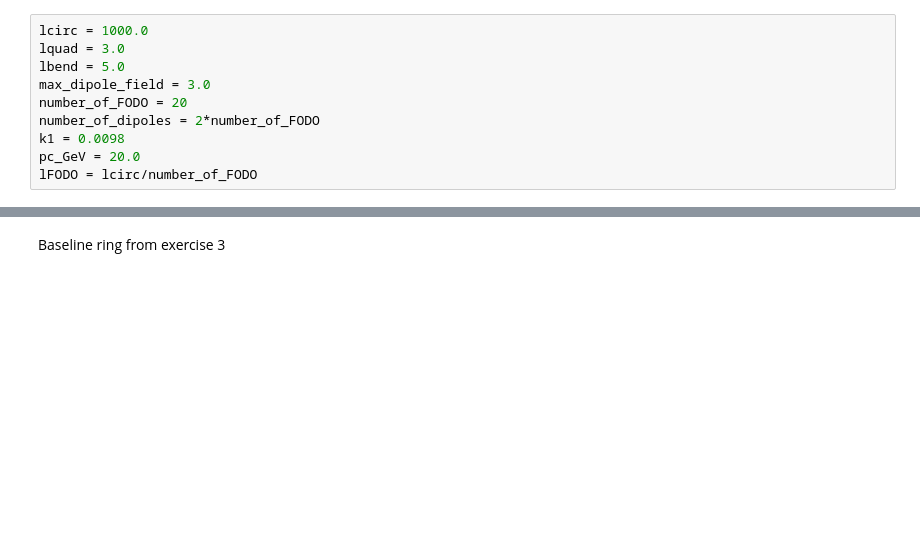
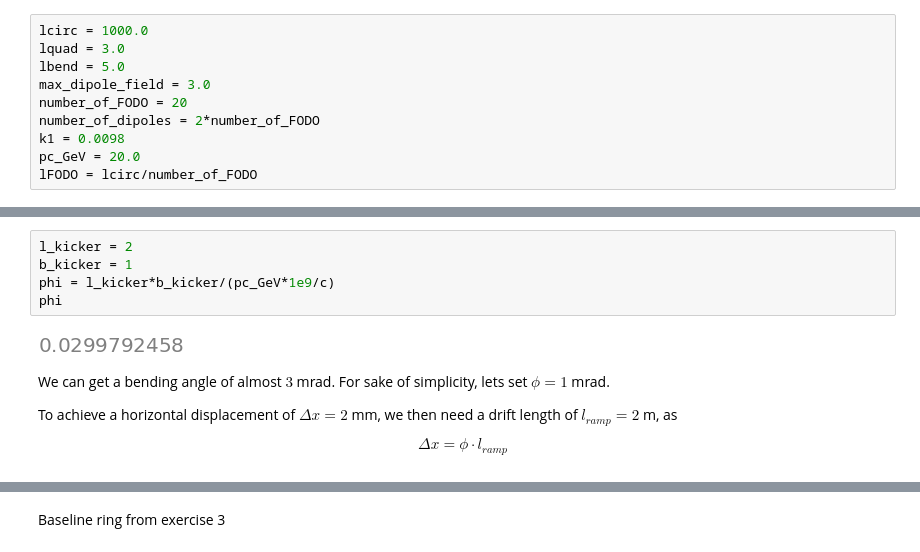
Before and after one commit to gornalexander/cas-beam-optics, a Jupyter notebook: Group_Oleksandr.ipynb, the cells around one changed output, grey strips where cells are left out. Cells and saved outputs as stored; diff of their text form; blank space fills up the shorter version.

```diff
--- a/Group_Oleksandr.ipynb
+++ b/Group_Oleksandr.ipynb
@@ -37,3 +50,16 @@ lFODO = lcirc/number_of_FODO
+# %%
+l_kicker = 2
+b_kicker = 1
+phi = l_kicker*b_kicker/(pc_GeV*1e9/c)
+phi
+# %% [output]
+[figure, added]
+# %% [markdown]
+We can get a bending angle of almost $3$ mrad. For sake of simplicity, lets set $\phi = 1$ mrad.
+
+To achieve a horizontal displacement of $\Delta x = 2$ mm, we then need a drift length of $l_{ramp} = 2$ m, as
+
+$$\Delta x = \phi \cdot l_{ramp}$$
 # %%
 env = xt.Environment()
 env.vars({'lcirc': lcirc,
```
Also changed, not shown: parts of 38 cells of this notebook.
